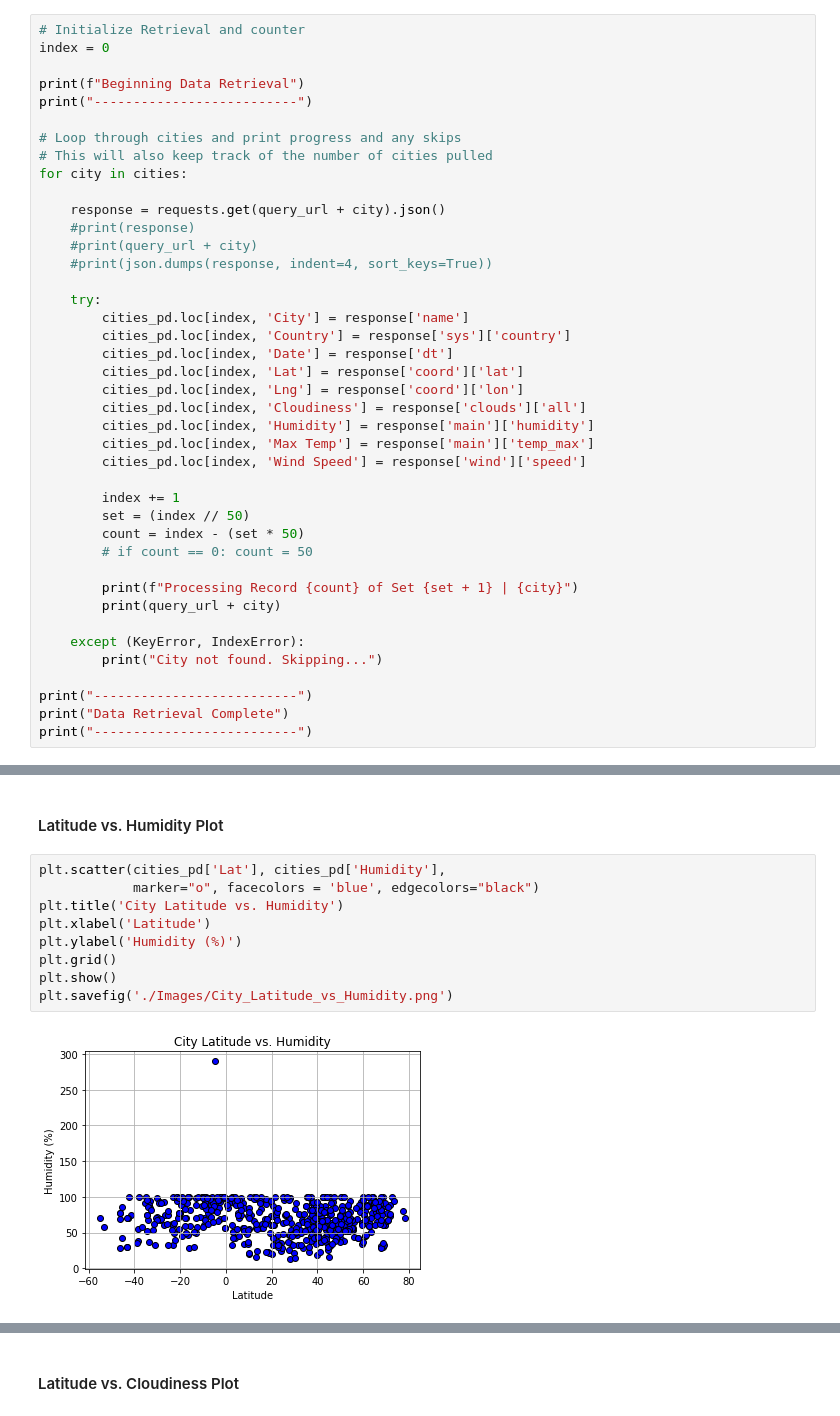
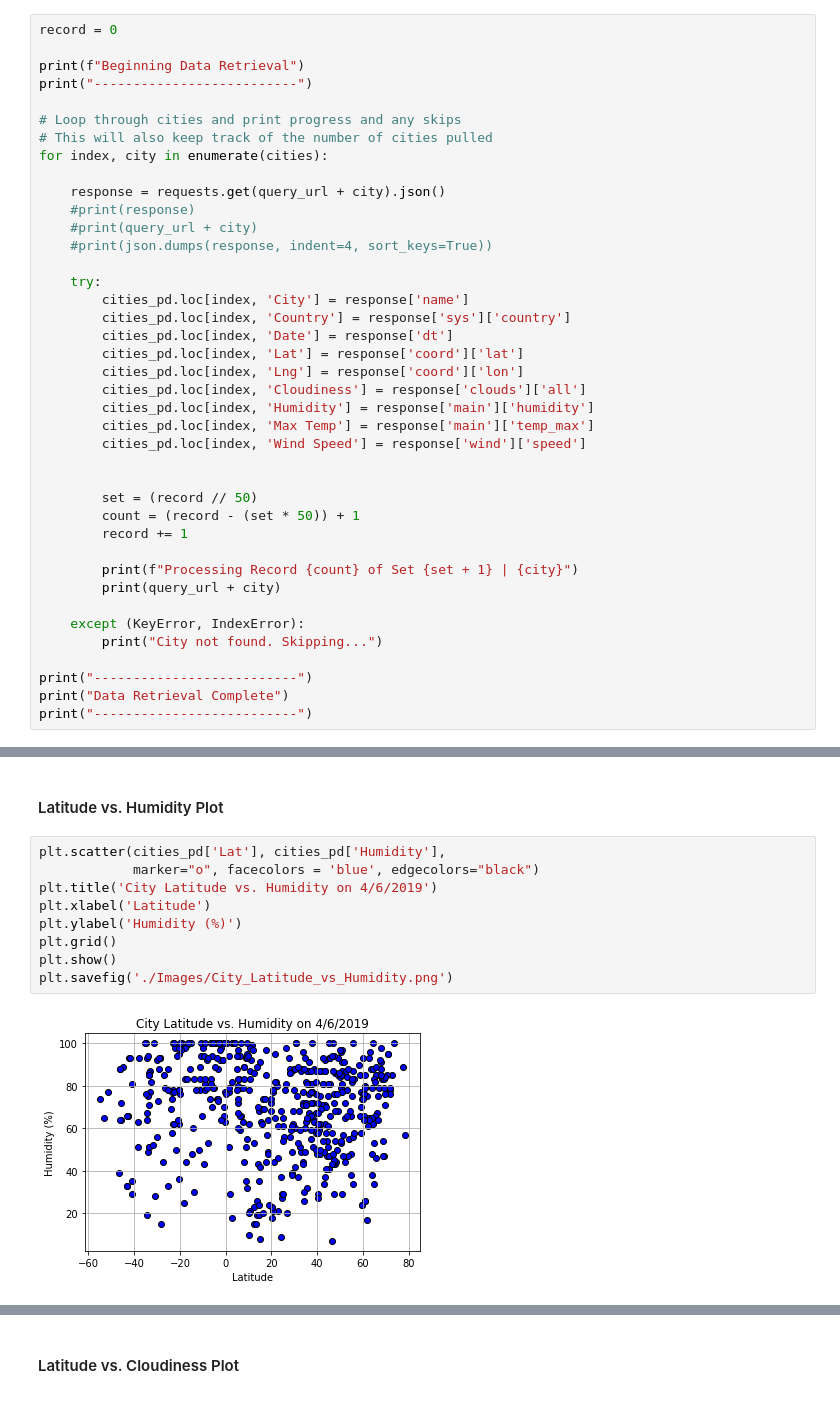
Before and after one commit to Carrie-Data/carrie-bootcamp-homework-public, a Jupyter notebook: HW6-Python-APIs/WeatherPy.ipynb, the cells around one changed output, grey strips where cells are left out. Saved outputs shown, nothing was run; the diff lists cells and outputs as text.

```diff
--- a/HW6-Python-APIs/WeatherPy.ipynb
+++ b/HW6-Python-APIs/WeatherPy.ipynb
@@ -89,15 +91,14 @@ cities_pd["Wind Speed"] = ""
 # print(response)
 # print(query_url + cities[0])
 # %%
-# Initialize Retrieval and counter
-index = 0
+record = 0
 
 print(f"Beginning Data Retrieval")
 print("--------------------------")
 
 # Loop through cities and print progress and any skips
 # This will also keep track of the number of cities pulled
-for city in cities:
+for index, city in enumerate(cities):
 
     response = requests.get(query_url + city).json()
     #print(response)
@@ -115,10 +116,10 @@ for city in cities:
         cities_pd.loc[index, 'Max Temp'] = response['main']['temp_max']
         cities_pd.loc[index, 'Wind Speed'] = response['wind']['speed']
 
-        index += 1
-        set = (index // 50)
-        count = index - (set * 50)
-        # if count == 0: count = 50
+
+        set = (record // 50)
+        count = (record - (set * 50)) + 1
+        record += 1
 
         print(f"Processing Record {count} of Set {set + 1} | {city}")
         print(query_url + city)
@@ -185,14 +186,14 @@ plt.savefig('./Images/City_Latitude_vs_Max_Tempurture.png')
 # %%
 plt.scatter(cities_pd['Lat'], cities_pd['Humidity'],
             marker="o", facecolors = 'blue', edgecolors="black")
-plt.title('City Latitude vs. Humidity')
+plt.title('City Latitude vs. Humidity on 4/6/2019')
 plt.xlabel('Latitude')
 plt.ylabel('Humidity (%)')
 plt.grid()
 plt.show()
 plt.savefig('./Images/City_Latitude_vs_Humidity.png')
 # %% [output]
-[figure, old version]
+[figure, new version]
 <Figure size 432x288 with 0 Axes>
 # %% [markdown]
 #### Latitude vs. Cloudiness Plot
```
Also changed, not shown: parts of 9 cells of this notebook, 2 other files.
